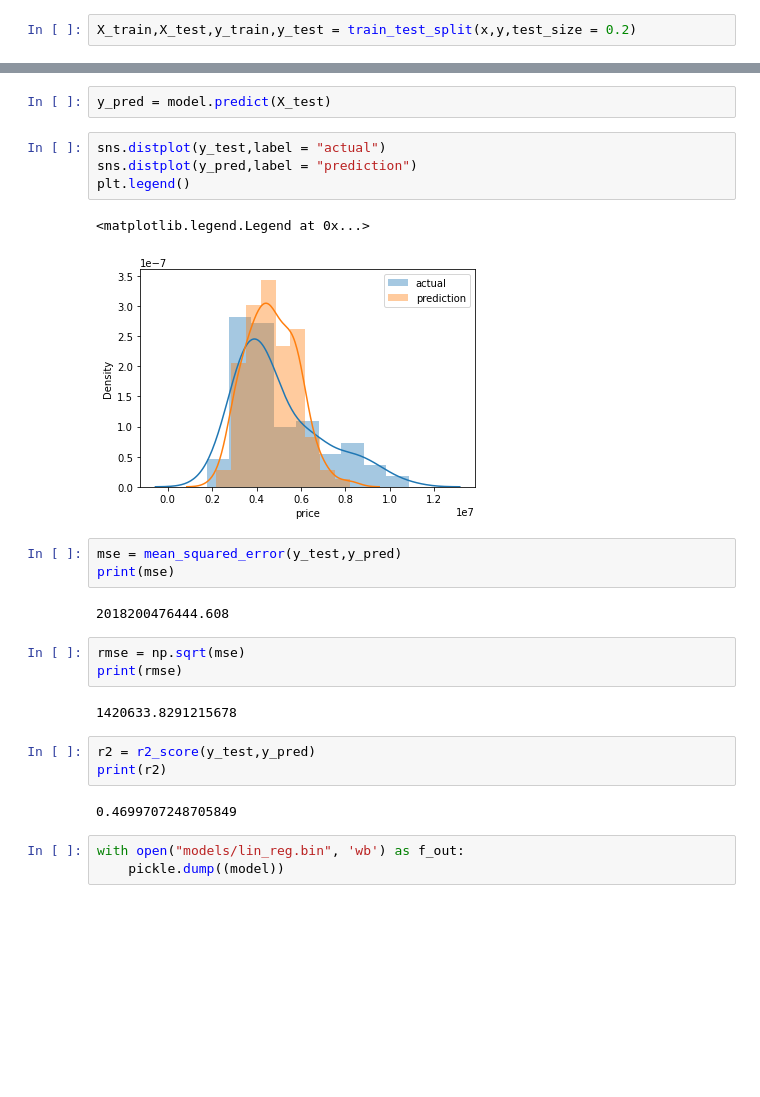
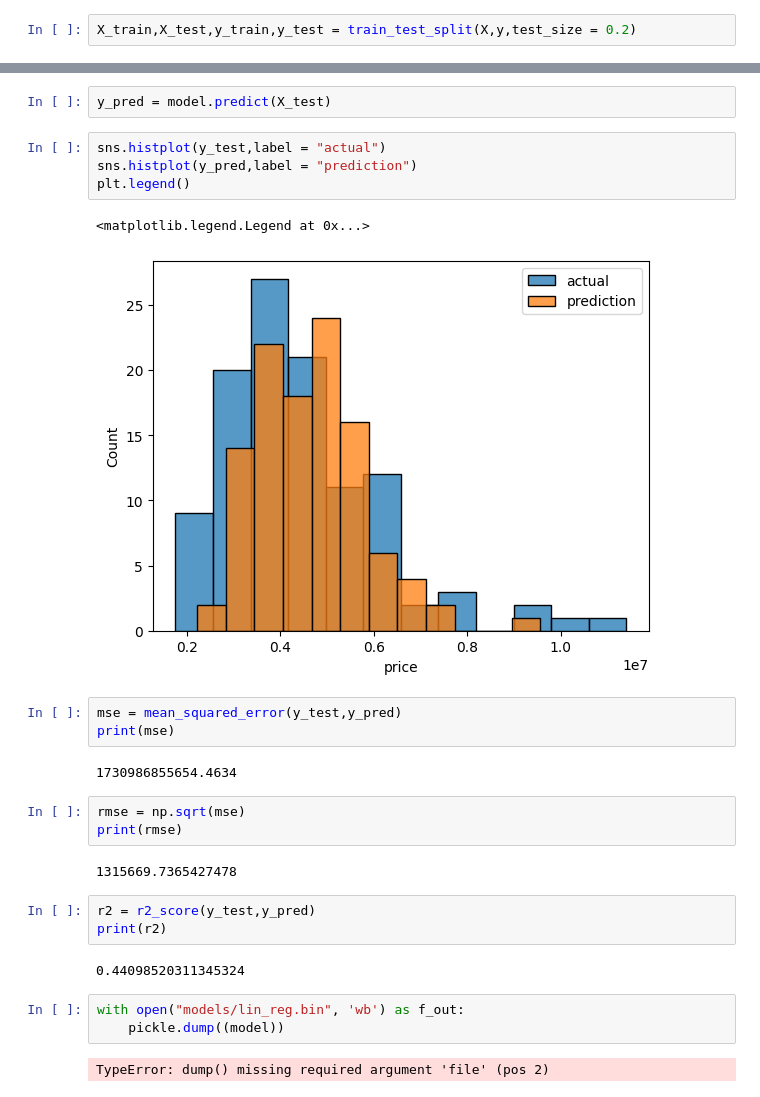
Before and after one commit to Ritikkesari/MLOps_project, a Jupyter notebook: 02-experiment_tracking/Machine-learning.ipynb, the cells around one changed output, grey strips where cells are left out. Cells and saved outputs as stored; diff of their text form; blank space fills up the shorter version.

```diff
--- a/02-experiment_tracking/Machine-learning.ipynb
+++ b/02-experiment_tracking/Machine-learning.ipynb
@@ -80,7 +78,7 @@ X = df.drop(["price"],axis = 1)
 # %%
 y = df["price"]
 # %%
-X_train,X_test,y_train,y_test = train_test_split(x,y,test_size = 0.2)
+X_train,X_test,y_train,y_test = train_test_split(X,y,test_size = 0.2)
 # %%
 train_data = X_train.join(y_train)
 # %%
@@ -223,27 +216,29 @@ y_test = test_data["price"]
 # %%
 y_pred = model.predict(X_test)
 # %%
-sns.distplot(y_test,label = "actual")
-sns.distplot(y_pred,label = "prediction")
+sns.histplot(y_test,label = "actual")
+sns.histplot(y_pred,label = "prediction")
 plt.legend()
 # %% [output]
 <matplotlib.legend.Legend at 0x...>
-[figure, old version]
+[figure, new version]
 # %%
 mse = mean_squared_error(y_test,y_pred)
 print(mse)
 # %% [output]
-2018200476444.608
+1730986855654.4634
 # %%
 rmse = np.sqrt(mse)
 print(rmse)
 # %% [output]
-1420633.8291215678
+1315669.7365427478
 # %%
 r2 = r2_score(y_test,y_pred)
 print(r2)
 # %% [output]
-0.4699707248705849
+0.44098520311345324
 # %%
 with open("models/lin_reg.bin", 'wb') as f_out:
     pickle.dump((model))
+# %% [output]
+TypeError: dump() missing required argument 'file' (pos 2)
```
Also changed, not shown: parts of 9 cells of this notebook, 3 other files.
